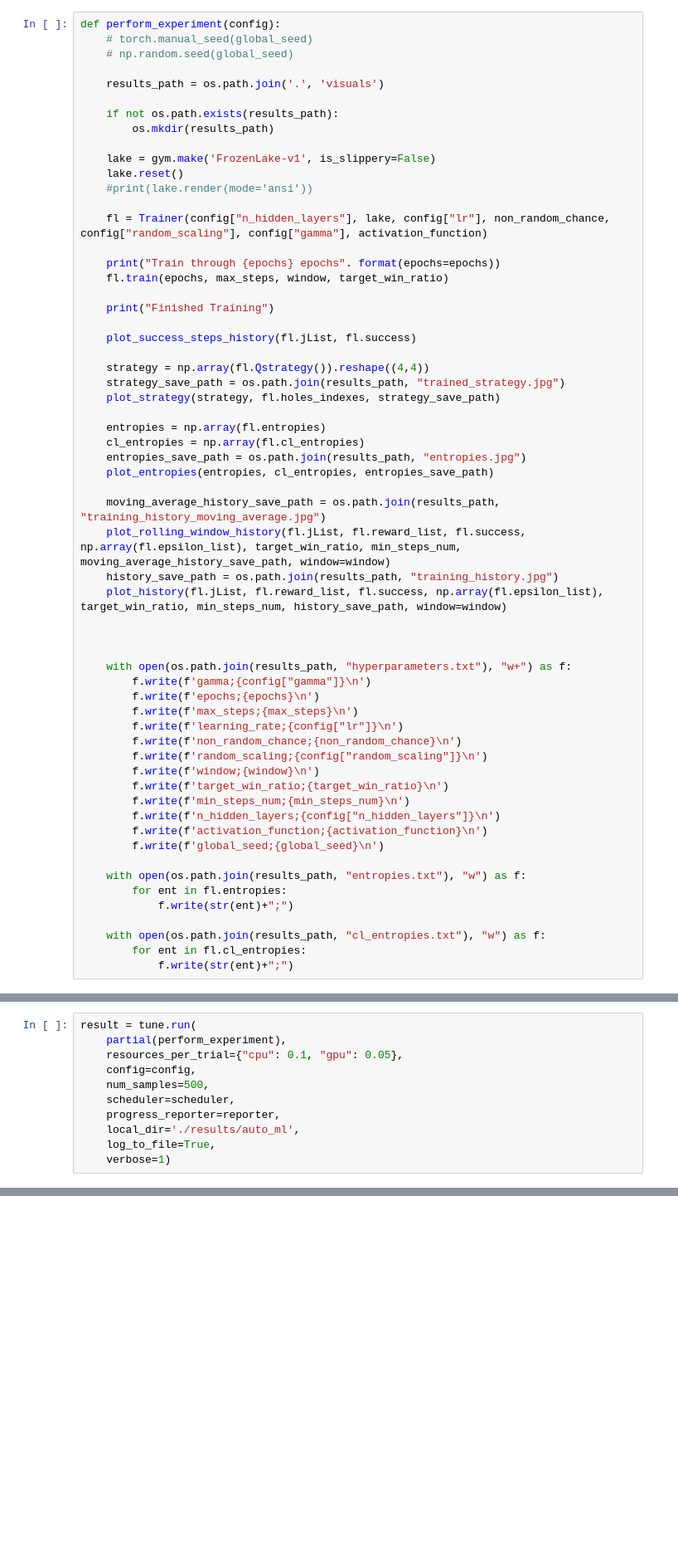
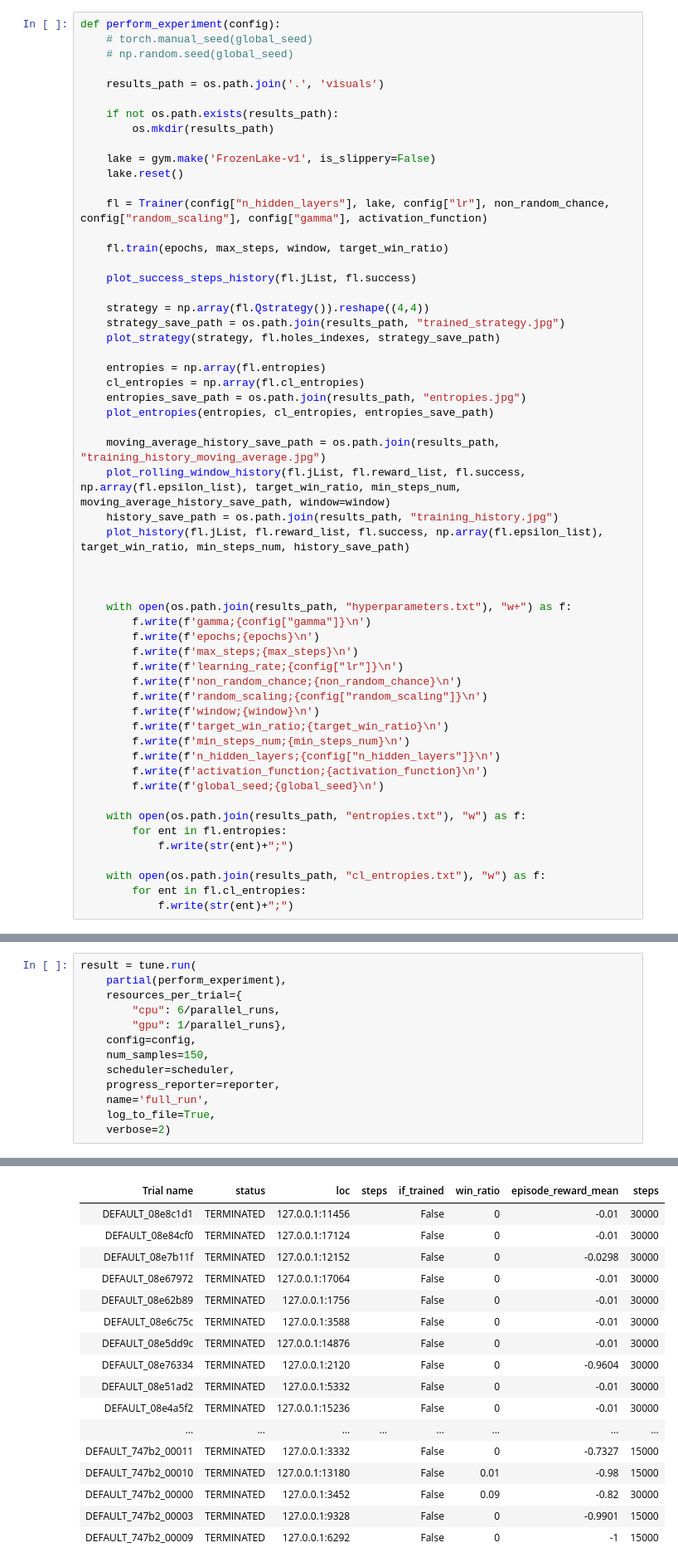
Before and after one commit to qubit-science-club/quantum_reinforcement_learning, a Jupyter notebook: scripts/3c._Classical_DQL_sim_quant_finetuning.ipynb, the cells around one changed output, grey strips where cells are left out. Shown at 83% size. Saved outputs shown, nothing was run; the diff lists cells and outputs as text; blank space fills up the shorter version.

```diff
--- a/scripts/3c._Classical_DQL_sim_quant_finetuning.ipynb
+++ b/scripts/3c._Classical_DQL_sim_quant_finetuning.ipynb
@@ -314,14 +286,10 @@ def perform_experiment(config):
 
     lake = gym.make('FrozenLake-v1', is_slippery=False)
     lake.reset()
-    #print(lake.render(mode='ansi'))
 
     fl = Trainer(config["n_hidden_layers"], lake, config["lr"], non_random_chance, config["random_scaling"], config["gamma"], activation_function)
 
-    print("Train through {epochs} epochs". format(epochs=epochs))
     fl.train(epochs, max_steps, window, target_win_ratio)
-
-    print("Finished Training")
 
     plot_success_steps_history(fl.jList, fl.success)
 
@@ -337,7 +305,7 @@ def perform_experiment(config):
     moving_average_history_save_path = os.path.join(results_path, "training_history_moving_average.jpg")
     plot_rolling_window_history(fl.jList, fl.reward_list, fl.success, np.array(fl.epsilon_list), target_win_ratio, min_steps_num, moving_average_history_save_path, window=window)
     history_save_path = os.path.join(results_path, "training_history.jpg")
-    plot_history(fl.jList, fl.reward_list, fl.success, np.array(fl.epsilon_list), target_win_ratio, min_steps_num, history_save_path, window=window)
+    plot_history(fl.jList, fl.reward_list, fl.success, np.array(fl.epsilon_list), target_win_ratio, min_steps_num, history_save_path)
 
 
 
@@ -391,12 +374,14 @@ reporter = CLIReporter(
 # %%
 result = tune.run(
     partial(perform_experiment),
-    resources_per_trial={"cpu": 0.1, "gpu": 0.05},
+    resources_per_trial={
+        "cpu": 6/parallel_runs,
+        "gpu": 1/parallel_runs},
     config=config,
-    num_samples=500,
+    num_samples=150,
     scheduler=scheduler,
     progress_reporter=reporter,
-    local_dir='./results/auto_ml',
+    name='full_run',
     log_to_file=True,
-    verbose=1)
+    verbose=2)
 # %% [output]
@@ -405,0 +395,17 @@ result = tune.run(
+| Trial name | status | loc | steps | if_trained | win_ratio | episode_reward_mean | steps |
+| DEFAULT_08e8c1d1 | TERMINATED | 127.0.0.1:11456 |  | False | 0 | -0.01 | 30000 |
+| DEFAULT_08e84cf0 | TERMINATED | 127.0.0.1:17124 |  | False | 0 | -0.01 | 30000 |
+| DEFAULT_08e7b11f | TERMINATED | 127.0.0.1:12152 |  | False | 0 | -0.0298 | 30000 |
+| DEFAULT_08e67972 | TERMINATED | 127.0.0.1:17064 |  | False | 0 | -0.01 | 30000 |
+| DEFAULT_08e62b89 | TERMINATED | 127.0.0.1:1756 |  | False | 0 | -0.01 | 30000 |
+| DEFAULT_08e6c75c | TERMINATED | 127.0.0.1:3588 |  | False | 0 | -0.01 | 30000 |
+| DEFAULT_08e5dd9c | TERMINATED | 127.0.0.1:14876 |  | False | 0 | -0.01 | 30000 |
+| DEFAULT_08e76334 | TERMINATED | 127.0.0.1:2120 |  | False | 0 | -0.9604 | 30000 |
+| DEFAULT_08e51ad2 | TERMINATED | 127.0.0.1:5332 |  | False | 0 | -0.01 | 30000 |
+| DEFAULT_08e4a5f2 | TERMINATED | 127.0.0.1:15236 |  | False | 0 | -0.01 | 30000 |
+| ... | ... | ... | ... | ... | ... | ... | ... |
+| DEFAULT_747b2_00011 | TERMINATED | 127.0.0.1:3332 |  | False | 0 | -0.7327 | 15000 |
+| DEFAULT_747b2_00010 | TERMINATED | 127.0.0.1:13180 |  | False | 0.01 | -0.98 | 15000 |
+| DEFAULT_747b2_00000 | TERMINATED | 127.0.0.1:3452 |  | False | 0.09 | -0.82 | 30000 |
+| DEFAULT_747b2_00003 | TERMINATED | 127.0.0.1:9328 |  | False | 0 | -0.9901 | 15000 |
+| DEFAULT_747b2_00009 | TERMINATED | 127.0.0.1:6292 |  | False | 0 | -1 | 15000 |
```
Also changed, not shown: parts of 17 cells of this notebook, 5 other files.
